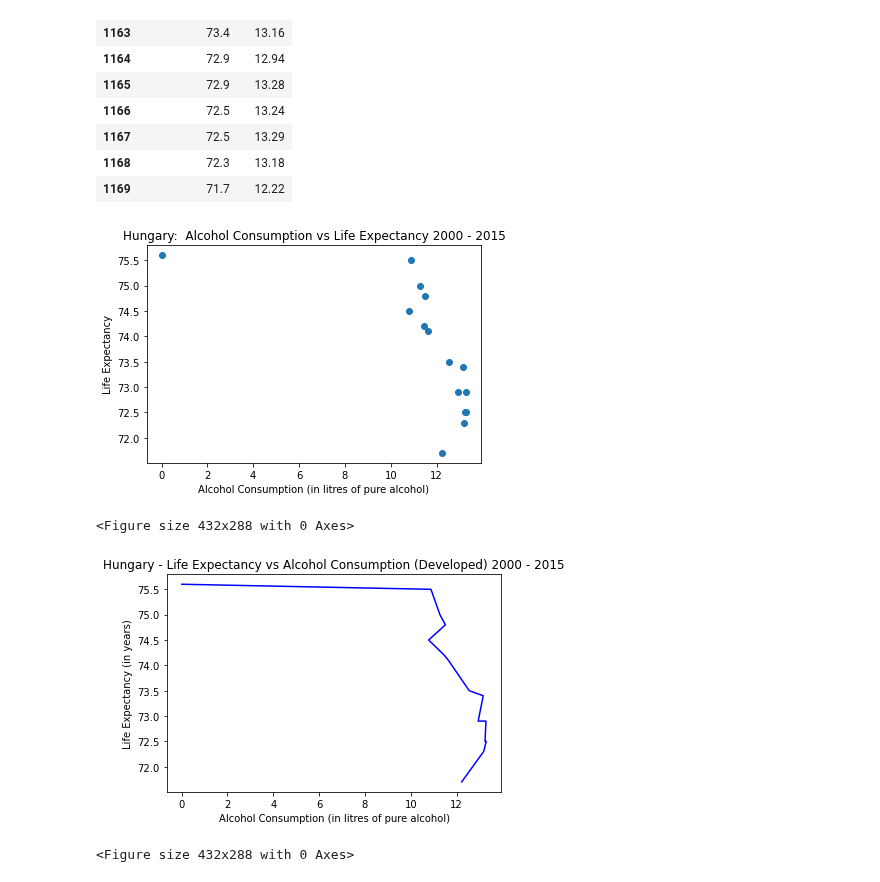
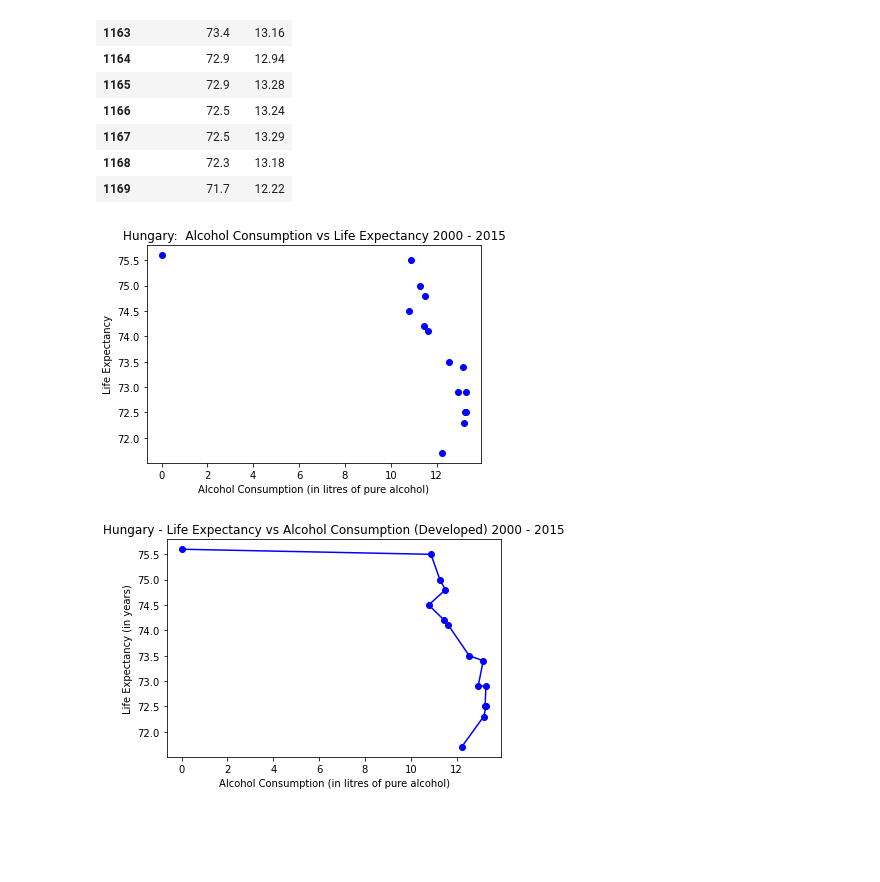
Before and after one commit to jaryan77/TeamTitans_Project_1, a Jupyter notebook: alcohol.ipynb, the cells around one changed output. Cells and saved outputs as stored; diff of their text form; code cells hidden in the pictures; blank space fills up the shorter version.

```diff
--- a/alcohol.ipynb
+++ b/alcohol.ipynb
@@ -267,29 +261,26 @@ Hungary_alcohol = Hungary_developed_df["Alcohol"]
 # %%
 y_axis = Hungary_life_e
 x_axis = Hungary_alcohol
-plt.scatter(x_axis, y_axis)
-
+plt.scatter( x_axis, y_axis, color="blue")
 
 #Title and labels
 plt.title("Hungary:  Alcohol Consumption vs Life Expectancy 2000 - 2015")
 plt.xlabel("Alcohol Consumption (in litres of pure alcohol)")
 plt.ylabel("Life Expectancy")
 
+plt.savefig("Images/Hungary_scatter_plot.png")
 plt.show()
-plt.savefig("Images/Hungary_scatter_plot.png")
 # %% [output]
-[figure, old version]
+[figure, new version]
-<Figure size 432x288 with 0 Axes>
 # %%
-plt.plot(Hungary_alcohol, Hungary_life_e, color="blue")
+plt.plot(Hungary_alcohol, Hungary_life_e, color="blue", marker="o")
 
 #Title and labels
 plt.title("Hungary - Life Expectancy vs Alcohol Consumption (Developed) 2000 - 2015")
 plt.xlabel("Alcohol Consumption (in litres of pure alcohol)")
 plt.ylabel("Life Expectancy (in years)")
 
+plt.savefig("Images/Hungary_line_graph.png")
 plt.show()
-plt.savefig("Images/Hungary_line_graph.png")
 # %% [output]
-[figure, old version]
+[figure, new version]
-<Figure size 432x288 with 0 Axes>
```
Also changed, not shown: parts of 7 cells of this notebook, 5 other files.
